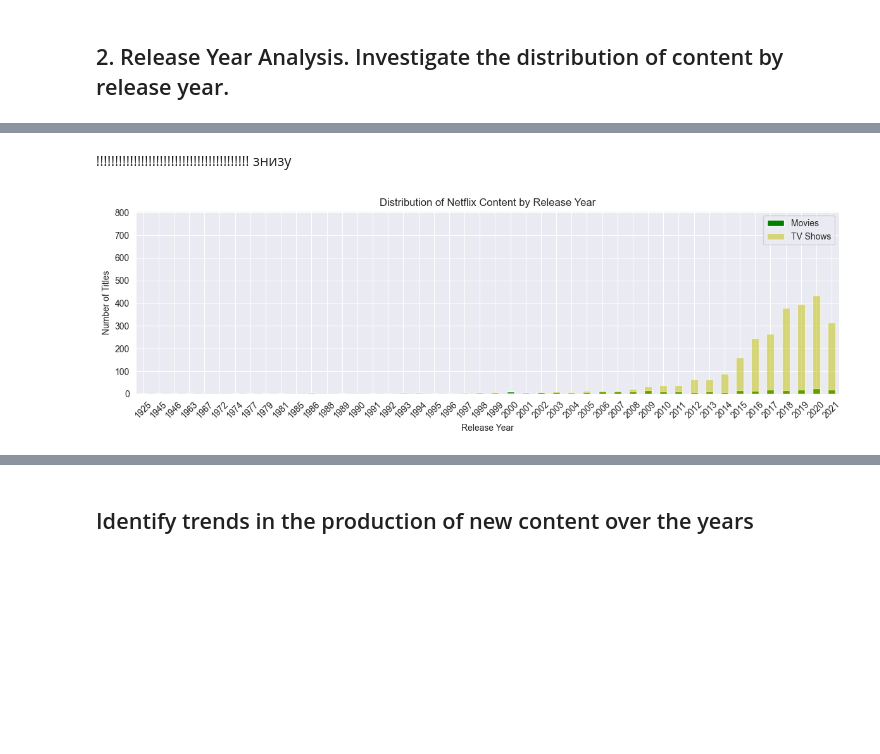
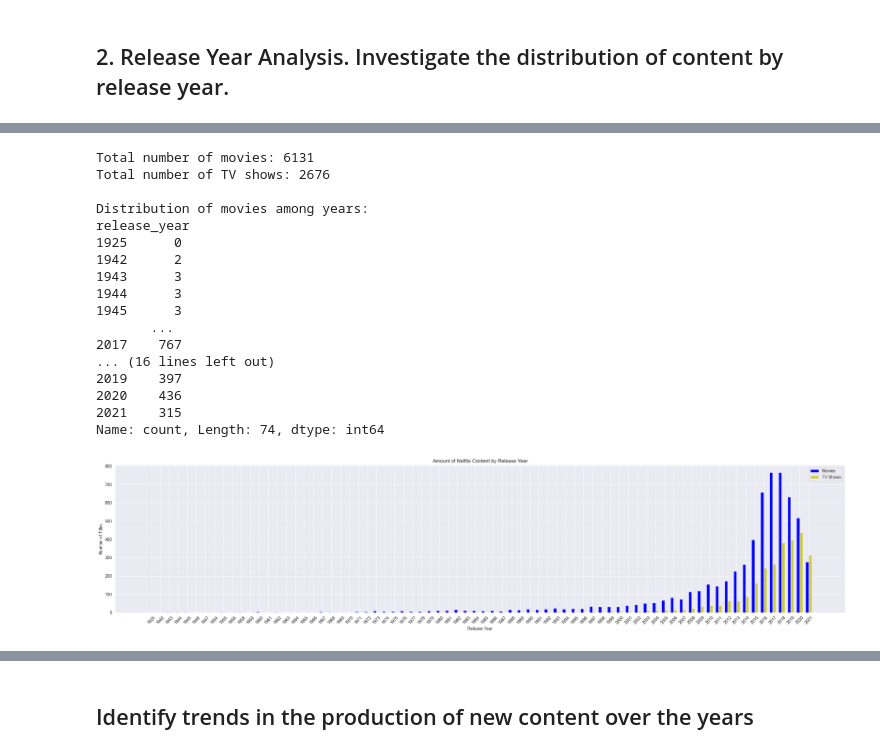
Before and after one commit to akharchenko23/final-project-akharchenko23-main, a Jupyter notebook: final-project-akharchenko23-main/notebook.ipynb, the cells around one changed output, grey strips where cells are left out. Saved outputs shown, nothing was run; the diff lists cells and outputs as text; code cells hidden in the pictures; blank space fills up the shorter version.

```diff
--- a/final-project-akharchenko23-main/notebook.ipynb
+++ b/final-project-akharchenko23-main/notebook.ipynb
@@ -98,34 +151,79 @@ plt.show()
-# %% [markdown]
-!!!!!!!!!!!!!!!!!!!!!!!!!!!!!!!!!!!!!!!!! знизу
 # %%
 import pandas as pd
 import matplotlib.pyplot as plt
+import numpy as np
 
 # Load the Netflix dataset
 netflix_data = pd.read_csv('netflix_dataset.csv')
 
-# Filter movies and TV shows
+# Filtering movies and TV shows
 movies = netflix_data[netflix_data['type'] == 'Movie']
 tv_shows = netflix_data[netflix_data['type'] == 'TV Show']
 
-# Group by release year and type
-movies_by_year = movies.groupby('release_year').size()
-tv_shows_by_year = tv_shows.groupby('release_year').size()
+# Grouping by release year for movies and TV shows
+movies_by_year = movies['release_year'].value_counts().sort_index()
+tv_shows_by_year = tv_shows['release_year'].value_counts().sort_index()
 
-# Plot distribution of movies and TV shows by release year
-plt.figure(figsize=(12, 4))
+# Aligning years for TV shows
+merged_index = movies_by_year.index.union(tv_shows_by_year.index)
+movies_by_year = movies_by_year.reindex(merged_index, fill_value=0)
+tv_shows_by_year = tv_shows_by_year.reindex(merged_index, fill_value=0)
 
-movies_by_year.plot(kind='bar', color='g', label='Movies')
-tv_shows_by_year.plot(kind='bar', color='y', label='TV Shows', alpha=0.5)  # Set alpha to adjust transparency
+# Determining the width of the bars
+bar_width = 0.35
 
-plt.title('Distribution of Netflix Content by Release Year')
+# Creating numerical indices for years
+years = np.arange(len(merged_index))
+
+# Print key details
+print("Total number of movies:", movies.shape[0])
+print("Total number of TV shows:", tv_shows.shape[0])
+print()
+
+# Print distribution of movies and TV shows among years
+print("Distribution of movies among years:")
+print(movies_by_year)
+print()
+
+print("Distribution of TV shows among years:")
+print(tv_shows_by_year)
+print()
+
+# Creating the plot
+plt.figure(figsize=(25, 6))
+
+# Adding bars for movies
+plt.bar(years - bar_width/2, movies_by_year, bar_width, color='b', label='Movies')
+
+# Adding bars for TV shows
+plt.bar(years + bar_width/2, tv_shows_by_year, bar_width, color='y', label='TV Shows', alpha=0.7)
+
+plt.title('Amount of Netflix Content by Release Year')
 plt.xlabel('Release Year')
 plt.ylabel('Number of Titles')
+plt.xticks(years, merged_index)  # Setting x-axis labels for years
 plt.xticks(rotation=45)
-plt.legend()
+plt.legend()  # Adding legend
 plt.tight_layout()
 plt.show()
 # %% [output]
+Total number of movies: 6131
+Total number of TV shows: 2676
+
+Distribution of movies among years:
+release_year
+1925      0
+1942      2
+1943      3
+1944      3
+1945      3
+       ...
+2017    767
+... (16 lines left out)
+2019    397
+2020    436
+2021    315
+Name: count, Length: 74, dtype: int64
-[figure, old version]
+[figure, new version]
 # %% [markdown]
 ### Patterns:
```
Also changed, not shown: parts of 33 cells of this notebook, 12 other files.
